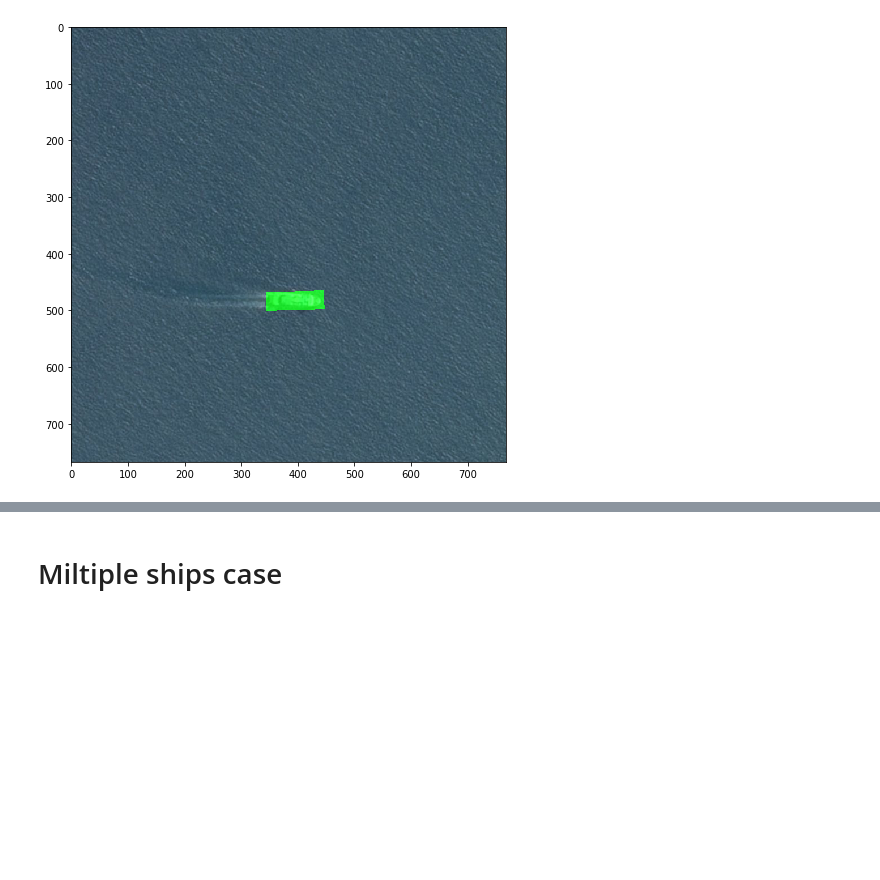
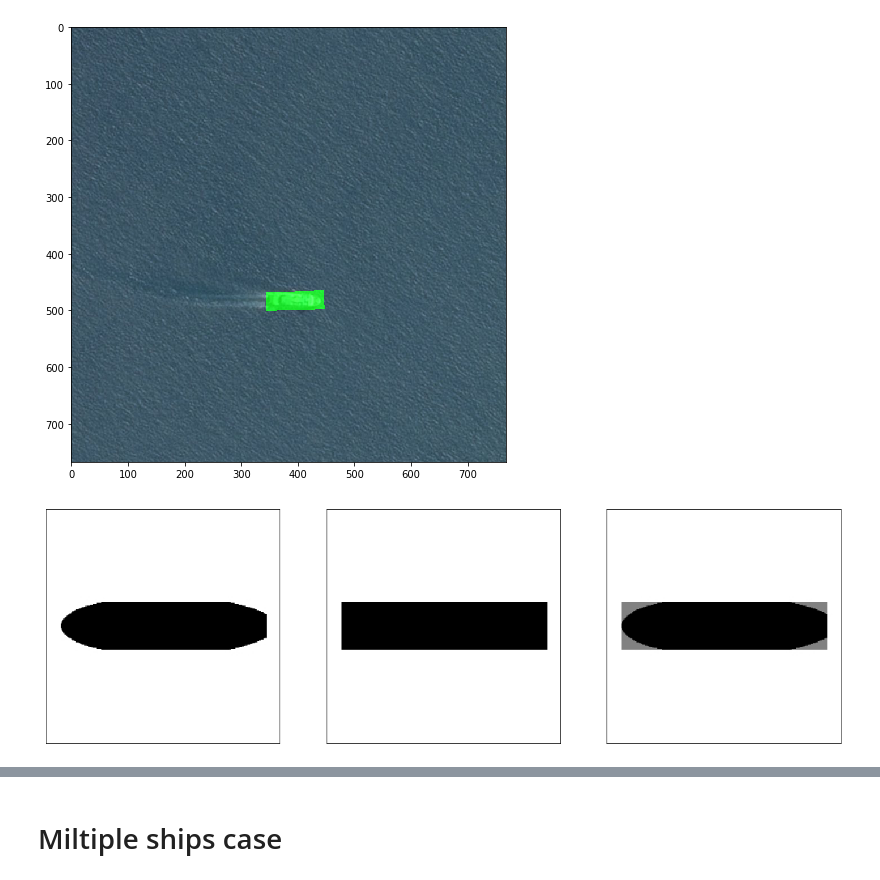
Before and after one commit to FallenApart/temp-for-interview, a Jupyter notebook: airbus-slideshows.ipynb, the cells around one changed output, grey strips where cells are left out. Drawn from its saved outputs; the diff is of its cells as text; code cells hidden in the pictures; blank space fills up the shorter version.

```diff
--- a/airbus-slideshows.ipynb
+++ b/airbus-slideshows.ipynb
@@ -155,3 +170,30 @@ plt.imshow(final_img)
 plt.show()
 # %% [output]
 [figure]
+# %%
+current_dir = os.getcwd()
+parent_of_current_dir = os.path.dirname(current_dir)
+generate_pictures_dir = os.path.join(parent_of_current_dir, 'generate-satelite-pictures')
+ship_dir = generate_pictures_dir = os.path.join(generate_pictures_dir, 'ship.csv')
+# %%
+# Load the ship and fit the mask
+
+loaded = np.loadtxt(ship_dir, dtype=float)
+the_ship = loaded * 10 ** (-2)
+the_mask = np.zeros_like(the_ship, dtype = np.uint8)
+the_mask[102:154, 16:241] = 1
+
+ship_size = 256
+
+weighted_sum = cv2.addWeighted(the_mask.astype(float), 0.75, the_ship, 0.5, 0.5)
+overlap = the_ship.copy()
+ind = the_mask[:, :] > 0
+overlap[ind] = weighted_sum[ind]
+
+fig, axes = plt.subplots(1, 3, figsize = (20, 10), subplot_kw = {'xticks': [], 'yticks': []})
+axes[0].imshow(the_ship, cmap='binary')
+axes[1].imshow(the_mask, cmap='binary')
+axes[2].imshow(overlap, cmap='binary')
+plt.show()
+# %% [output]
+[figure, added]
```
Also changed, not shown: parts of 5 cells of this notebook.
